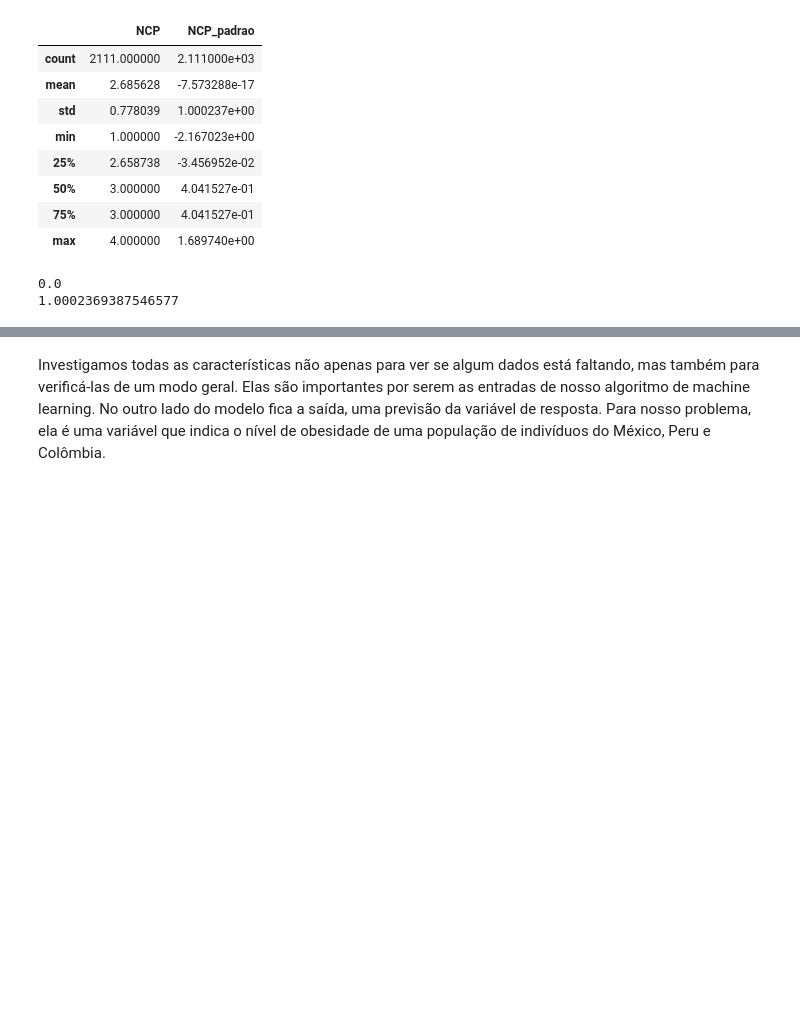
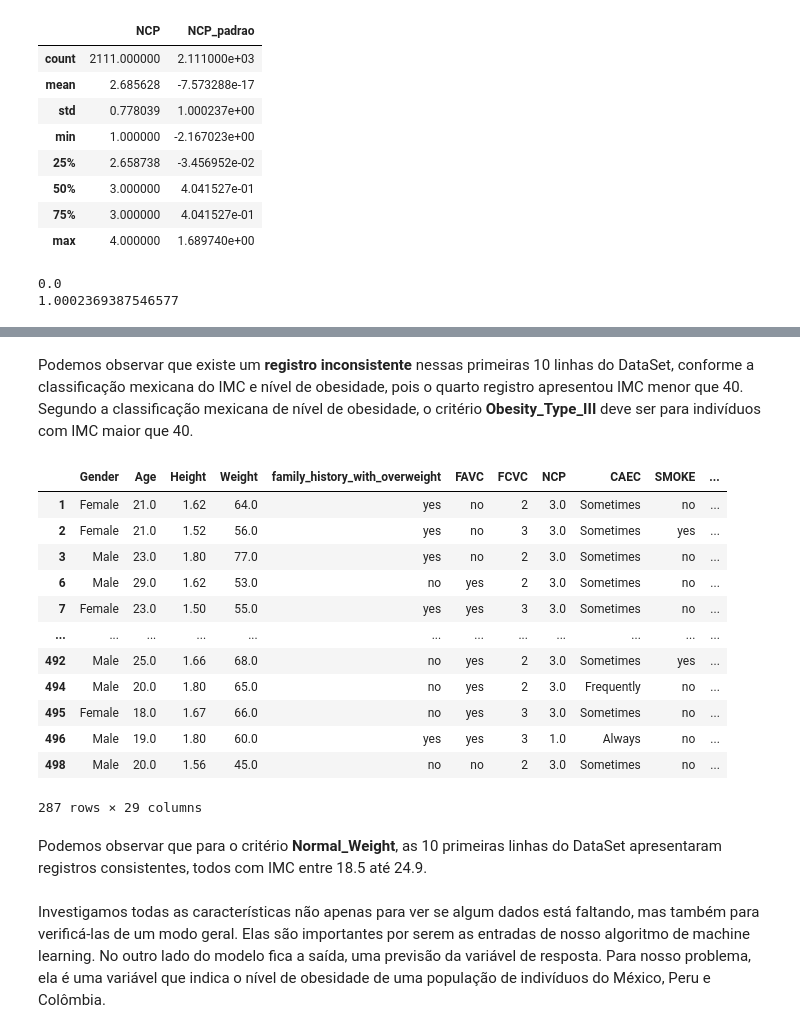
Before and after one commit to flamartini/PUCRIO_EAD_CIENCIA_DADOS, a Jupyter notebook: MVP_Níveis_de_obesidade.ipynb, the cells around one changed output, grey strips where cells are left out. Saved outputs shown, nothing was run; the diff lists cells and outputs as text; code cells hidden in the pictures; blank space fills up the shorter version.

```diff
--- a/MVP_Níveis_de_obesidade.ipynb
+++ b/MVP_Níveis_de_obesidade.ipynb
@@ -1168,2 +1236,23 @@ data_obesity['IMC'] = 'none'
+# %% [markdown]
+Podemos observar que existe um **registro inconsistente** nessas primeiras 10 linhas do DataSet, conforme a classificação mexicana do IMC e nível de obesidade, pois o quarto registro apresentou IMC menor que 40. Segundo a classificação mexicana de nível de obesidade, o critério **Obesity_Type_III** deve ser para indivíduos com IMC maior que 40.
+# %%
+# selecionando linhas segundo um critério
+data_obesity[data_obesity['NObeyesdad'] == "Normal_Weight"]
+# %% [output]
+|  | Gender | Age | Height | Weight | family_history_with_overweight | FAVC | FCVC | NCP | CAEC | SMOKE | ... |
+| 1 | Female | 21.0 | 1.62 | 64.0 | yes | no | 2 | 3.0 | Sometimes | no | ... |
+| 2 | Female | 21.0 | 1.52 | 56.0 | yes | no | 3 | 3.0 | Sometimes | yes | ... |
+| 3 | Male | 23.0 | 1.80 | 77.0 | yes | no | 2 | 3.0 | Sometimes | no | ... |
+| 6 | Male | 29.0 | 1.62 | 53.0 | no | yes | 2 | 3.0 | Sometimes | no | ... |
+| 7 | Female | 23.0 | 1.50 | 55.0 | yes | yes | 3 | 3.0 | Sometimes | no | ... |
+| ... | ... | ... | ... | ... | ... | ... | ... | ... | ... | ... | ... |
+| 492 | Male | 25.0 | 1.66 | 68.0 | no | yes | 2 | 3.0 | Sometimes | yes | ... |
+| 494 | Male | 20.0 | 1.80 | 65.0 | no | yes | 2 | 3.0 | Frequently | no | ... |
+| 495 | Female | 18.0 | 1.67 | 66.0 | no | yes | 3 | 3.0 | Sometimes | no | ... |
+| 496 | Male | 19.0 | 1.80 | 60.0 | yes | yes | 3 | 1.0 | Always | no | ... |
+| 498 | Male | 20.0 | 1.56 | 45.0 | no | no | 2 | 3.0 | Sometimes | no | ... |
+287 rows × 29 columns
+# %% [markdown]
+Podemos observar que para o critério **Normal_Weight**, as 10 primeiras linhas do DataSet apresentaram registros consistentes, todos com IMC entre 18.5 até 24.9.
 # %% [markdown]
 Investigamos todas as características não apenas para ver se algum dados está faltando, mas também para verificá-las de um modo geral. Elas são importantes por serem as entradas de nosso algoritmo de machine learning. No outro lado do modelo fica a saída, uma previsão da variável de resposta. Para nosso problema, ela é uma variável que indica o nível de obesidade de uma população de indivíduos do México, Peru e Colômbia.
```
Also changed, not shown: parts of 10 cells of this notebook.
